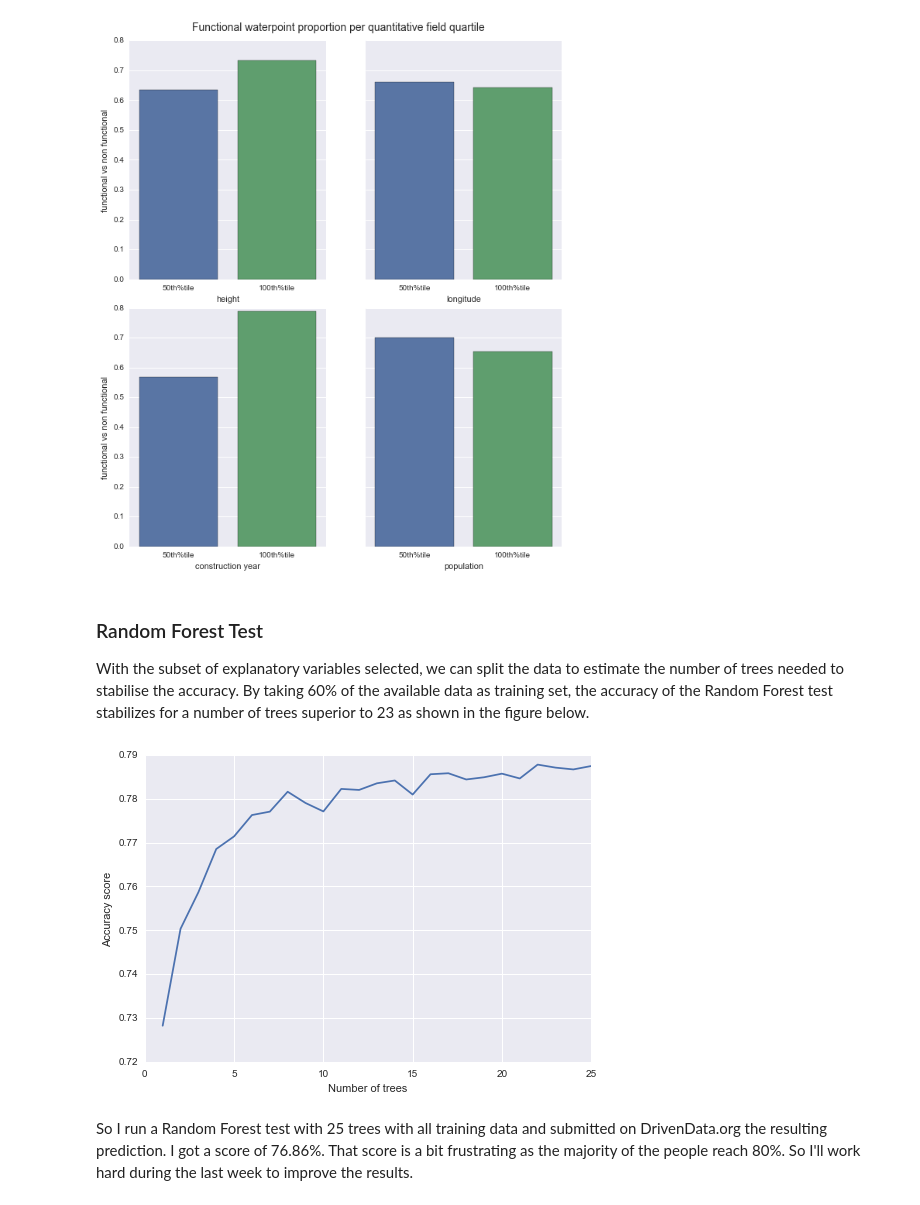
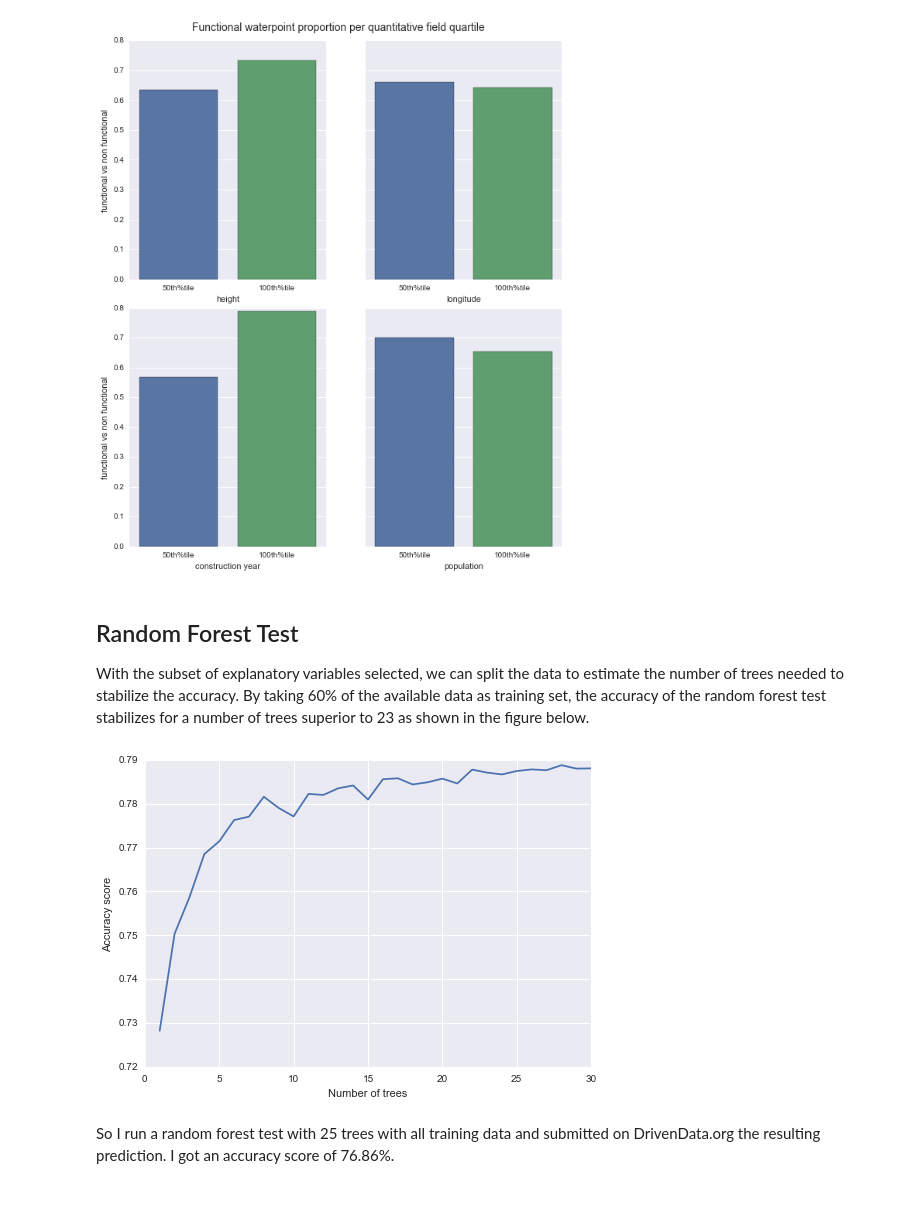
Before and after one commit to fcollonval/coursera_data_visualization, a Jupyter notebook: WaterPumpsPrediction.ipynb, the cells around one changed output. Cells and saved outputs as stored; diff of their text form; code cells hidden in the pictures.

```diff
--- a/WaterPumpsPrediction.ipynb
+++ b/WaterPumpsPrediction.ipynb
@@ -402,29 +400,29 @@ plt.show();
 # %% [output]
 [figure]
 # %% [markdown]
-### Random Forest Test
+## Random Forest Test
 
-With the subset of explanatory variables selected, we can split the data to estimate the number of trees needed to stabilise the accuracy. By taking 60% of the available data as training set, the accuracy of the Random Forest test stabilizes for a number of trees superior to 23 as shown in the figure below.
+With the subset of explanatory variables selected, we can split the data to estimate the number of trees needed to stabilize the accuracy. By taking 60% of the available data as training set, the accuracy of the random forest test stabilizes for a number of trees superior to 23 as shown in the figure below.
 # %%
 pd.np.random.seed(12345)
 pred_train, pred_test, tar_train, tar_test = train_test_split(predictors,
                                                               deployed_data['status_group'],
                                                               test_size=.4)
 
-trees=range(1, 26)
-accuracy=pd.np.zeros(25)
+trees=range(1, 31)
+accuracy=pd.np.zeros(len(trees))
 
-for idx in range(len(trees)):
-   classifier=RandomForestClassifier(n_estimators=idx + 1)
-   classifier=classifier.fit(pred_train,tar_train)
-   predictions=classifier.predict(pred_test)
-   accuracy[idx]=accuracy_score(tar_test, predictions)
+for idx in trees:
+    classifier=RandomForestClassifier(n_estimators=idx)
+    classifier=classifier.fit(pred_train,tar_train)
+    predictions=classifier.predict(pred_test)
+    accuracy[idx-1]=accuracy_score(tar_test, predictions)
 
 plt.plot(trees, accuracy)
 plt.xlabel("Number of trees")
 plt.ylabel("Accuracy score")
 plt.show();
 # %% [output]
-[figure, old version]
+[figure, new version]
 # %% [markdown]
-So I run a Random Forest test with 25 trees with all training data and submitted on DrivenData.org the resulting prediction. I got a score of 76.86%. That score is a bit frustrating as the majority of the people reach 80%. So I'll work hard during the last week to improve the results.
+So I run a random forest test with 25 trees with all training data and submitted on DrivenData.org the resulting prediction. I got an accuracy score of 76.86%.
```
Also changed, not shown: parts of 14 cells of this notebook, 2 other files.
